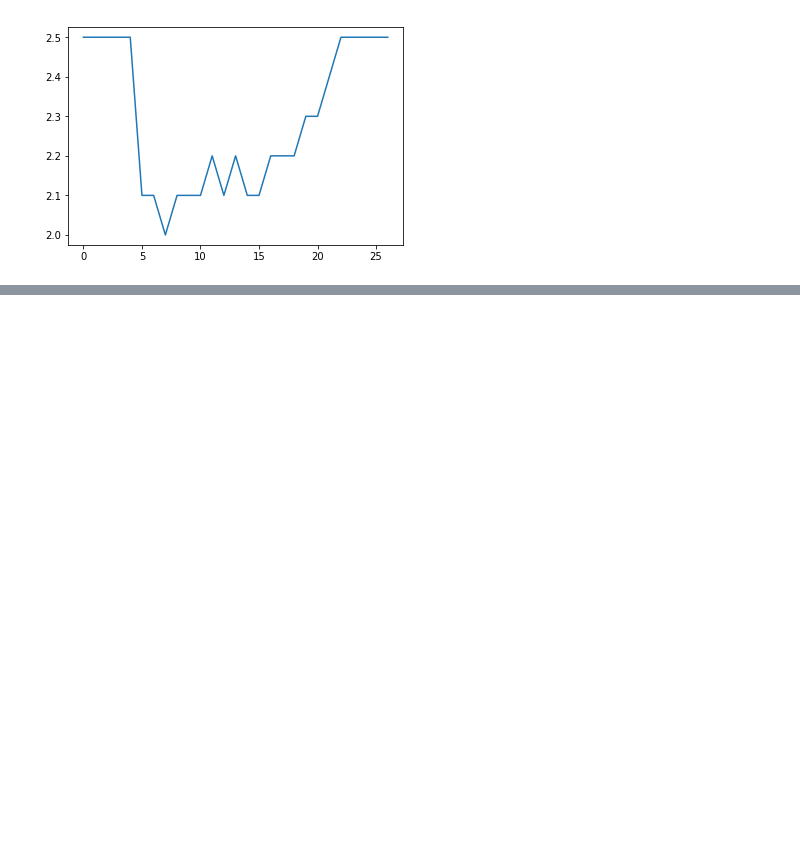
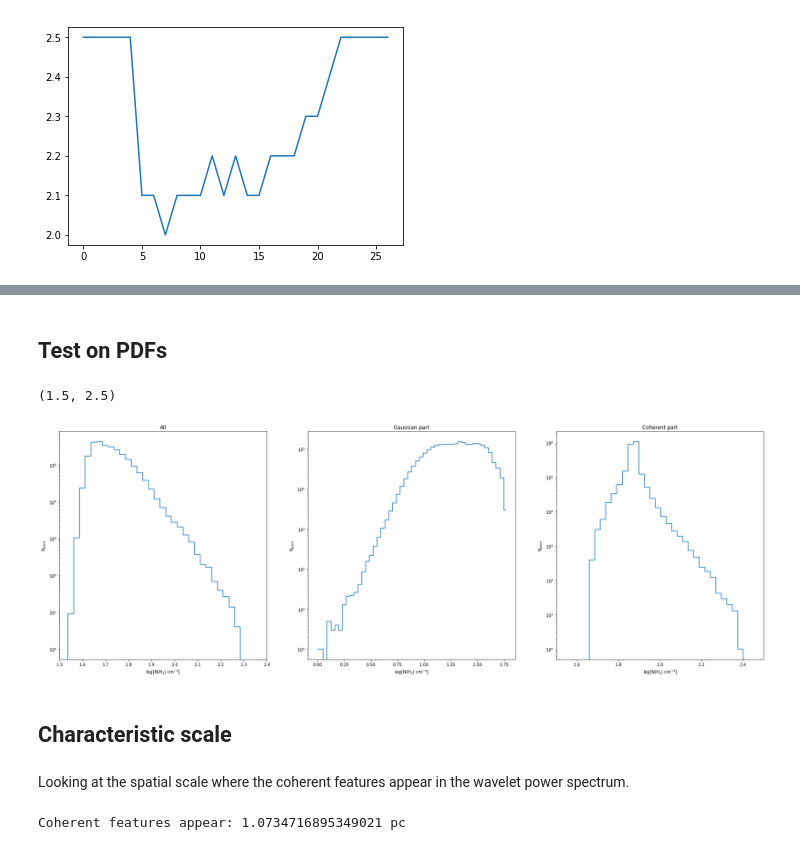
Before and after one commit to hoangducthuong/notebooks, a Jupyter notebook: Polaris.ipynb, the cells around one changed output, grey strips where cells are left out. Drawn from its saved outputs; the diff is of its cells as text; code cells hidden in the pictures; blank space fills up the shorter version.

```diff
--- a/Polaris.ipynb
+++ b/Polaris.ipynb
@@ -179,3 +187,45 @@ showbok(f)
 # %% [output]
 [interactive output not drawn]
 [interactive output not drawn]
+# %% [markdown]
+## Test on PDFs
+# %%
+histo, edges = np.histogram(np.log10(im-np.min(im)+1),bins=100)
+histoG, edgesG = np.histogram(np.log10(Gaussian.real-np.min(Gaussian.real)+1),bins=50)
+histoC, edgesC = np.histogram(np.log10(coherent.real-np.min(coherent.real)+1),bins=100)
+
+plt.figure(1, figsize=(30,10))
+plt.subplot(1,3,1)
+plt.plot(edges[:-1], histo, drawstyle='steps-mid')
+plt.yscale('log')
+plt.ylabel(r'N$_{pixel}$')
+plt.xlabel(r'log[N(H$_2$) cm$^{-2}$]')
+plt.title('All')
+plt.xlim([1.5,2.4])
+
+plt.subplot(1,3,2)
+plt.plot(edgesG[:-1], histoG, drawstyle='steps-mid')
+plt.yscale('log')
+plt.ylabel(r'N$_{pixel}$')
+plt.xlabel(r'log[N(H$_2$) cm$^{-2}$]')
+plt.title('Gaussian part')
+
+plt.subplot(1,3,3)
+plt.plot(edgesC[:-1], histoC, drawstyle='steps-mid')
+plt.yscale('log')
+plt.ylabel(r'N$_{pixel}$')
+plt.xlabel(r'log[N(H$_2$) cm$^{-2}$]')
+plt.title('Coherent part')
+plt.xlim([1.5,2.5])
+# %% [output]
+(1.5, 2.5)
+[figure, added]
+# %% [markdown]
+## Characteristic scale
+# %% [markdown]
+Looking at the spatial scale where the coherent features appear in the wavelet power spectrum.
+# %%
+#The peak is located at index 7
+print "Coherent features appear:", dWscl[7], "pc"
+# %% [output]
+Coherent features appear: 1.0734716895349021 pc
```
Also changed, not shown: parts of 7 cells of this notebook.
